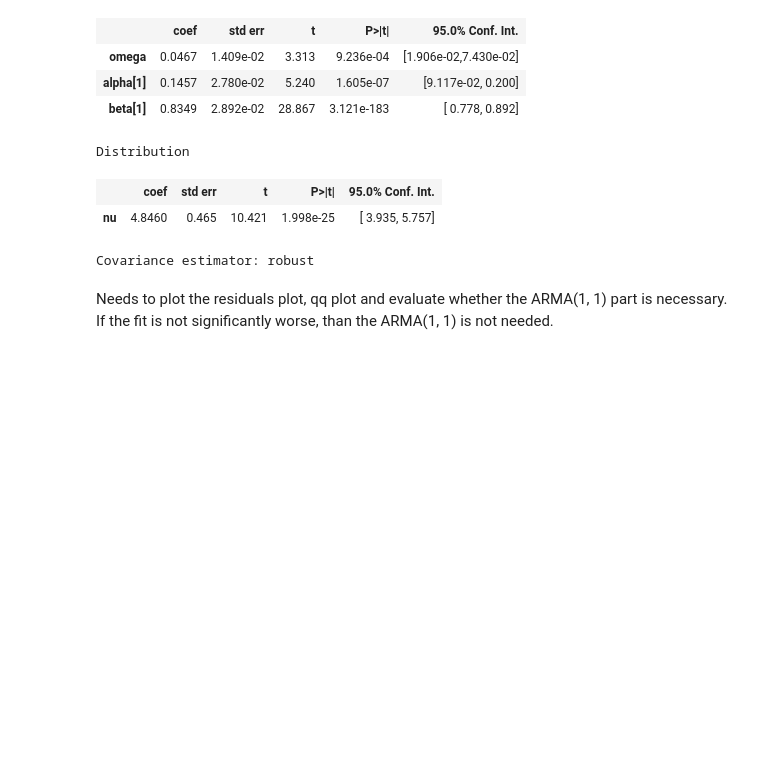
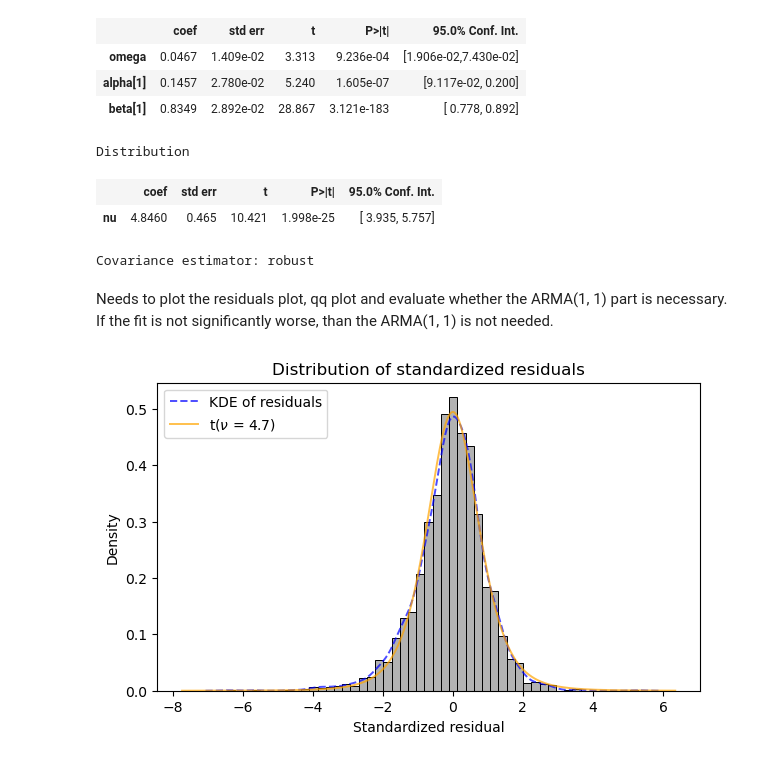
Before and after one commit to yibo-wang-25/QRM_Coursework_1, a Jupyter notebook: Part_A/code.ipynb, the cells around one changed output. Drawn from its saved outputs; the diff is of its cells as text; code cells hidden in the pictures; blank space fills up the shorter version.

```diff
--- a/Part_A/code.ipynb
+++ b/Part_A/code.ipynb
@@ -634,3 +634,55 @@ Distribution
 Covariance estimator: robust
 # %% [markdown]
 Needs to plot the residuals plot, qq plot and evaluate whether the ARMA(1, 1) part is necessary. If the fit is not significantly worse, than the ARMA(1, 1) is not needed.
+# %%
+std_resid2 = res2.std_resid
+nu = res2.params["nu"]
+
+# x-grid for the theoretical t density
+x_vals = np.linspace(std_resid2.min() * 1.2, std_resid2.max() * 1.2, 500)
+
+# scale so that Var = 1 (same as in your likelihood)
+scale2 = np.sqrt((nu - 2.0) / nu)
+
+fig, ax = plt.subplots(figsize=(7, 4))
+
+# Histogram of standardized residuals
+sns.histplot(
+    std_resid2,
+    bins=50,
+    stat="density",
+    color="gray",
+    alpha=0.6,
+    edgecolor="black",
+    ax=ax
+)
+
+# KDE of standardized residuals
+sns.kdeplot(
+    std_resid2,
+    color="blue",
+    alpha=0.7,
+    linestyle="--",
+    linewidth=1.4,
+    label="KDE of residuals",
+    ax=ax
+)
+
+# Fitted t-distribution with nu_hat and scale_hat
+ax.plot(
+    x_vals,
+    t.pdf(x_vals, df=nu, loc=0.0, scale=scale2),
+    color="orange",
+    alpha=0.7,
+    linewidth=1.4,
+    label=fr"t($\nu$ = {nu_hat:.1f})"
+)
+
+ax.set_xlabel("Standardized residual")
+ax.set_ylabel("Density")
+ax.set_title("Distribution of standardized residuals")
+
+ax.legend(loc="upper left")
+plt.show()
+# %% [output]
+[figure, added]
```
Also changed, not shown: parts of 2 cells of this notebook.
